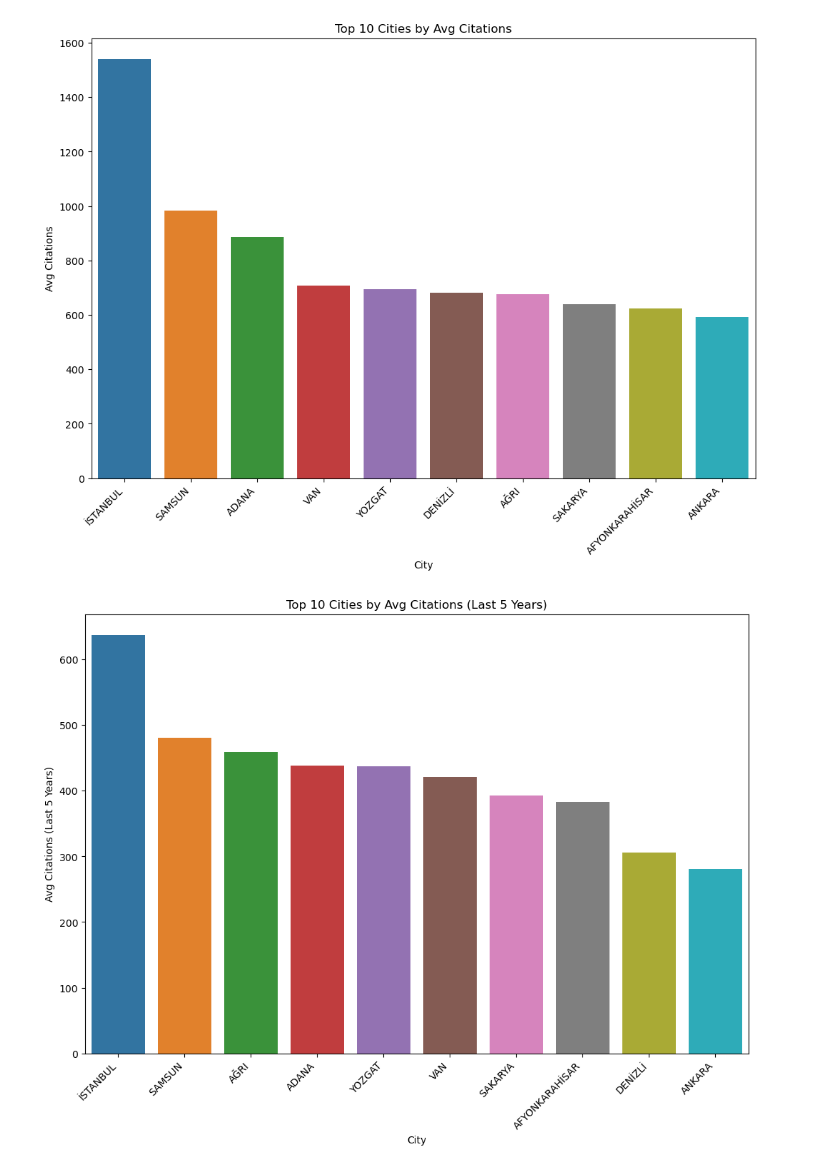
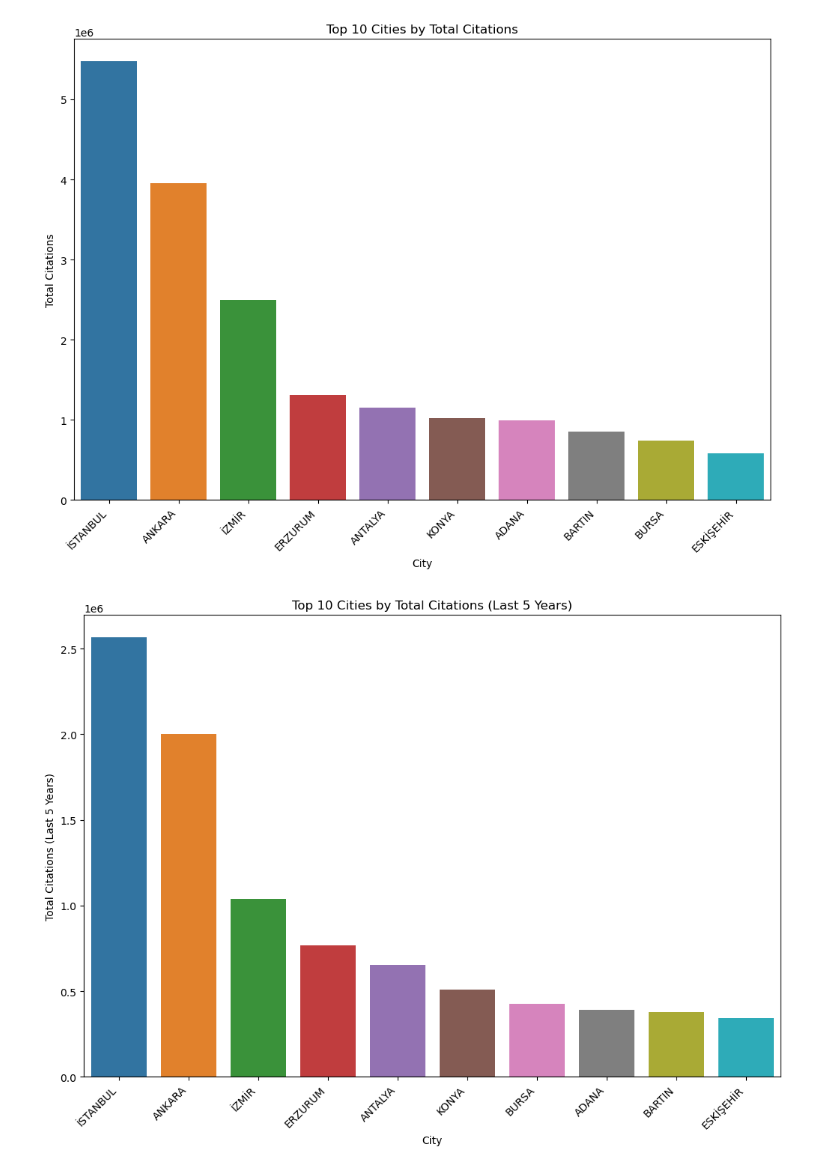
Before and after one commit to gamzeadbll/CS552, a Jupyter notebook: CS552 Project Analysis.ipynb, the cells around one changed output. Drawn from its saved outputs; the diff is of its cells as text; code cells hidden in the pictures.

Commit message:
final version with data analysis

```diff
--- a/CS552 Project Analysis.ipynb
+++ b/CS552 Project Analysis.ipynb
@@ -5,6 +6,7 @@ import seaborn as sns
 # %%
-file_path = '/Users/gamzeadibelli/OZU DS/CS552/All_Data.xlsx'
+file_path = '/Users/gamzeadibelli/OZU DS/CS552/CS552/All_Data_With_Gender.xlsx'
 df = pd.read_excel(file_path)
+df = df.drop_duplicates()
 
 df.head()
 # %% [output]
@@ -23,0 +19,3 @@ def extract_title(affiliation):
+# %%
+df = df.dropna(subset=["Type"])
+df = df[df['Type'].str.strip() != '']
@@ -96,29 +108,29 @@ for metric, title in zip(metrics, titles):
 # %%
 city_stats = data_cleaned.groupby('City').agg({
-    'Citations': 'mean',
-    'Citations (Last 5 Years)': 'mean',
+    'Citations': 'sum',
+    'Citations (Last 5 Years)': 'sum',
     'h-index': 'mean',
     'i10-index': 'mean',
-    'Number of Publications': 'mean'
+    'Number of Publications': 'sum'
 }).sort_values('Citations', ascending=False)
 
 top_cities = city_stats.head(10)
 
 metrics = ['Citations', 'Citations (Last 5 Years)', 'h-index', 'i10-index', 'Number of Publications']
-titles = ['Avg Citations', 'Avg Citations (Last 5 Years)', 'Average h-index', 'Average i10-index', 'Avg Publications']
+titles = ['Total Citations', 'Total Citations (Last 5 Years)', 'Average h-index', 'Average i10-index', 'Total Publications']
 
 
 for metric, title in zip(metrics, titles):
 
     sorted_data = top_cities.sort_values(by=metric, ascending=False)
 
     plt.figure(figsize=(12, 8))
     sns.barplot(x=sorted_data.index, y=sorted_data[metric])
     plt.title(f"Top 10 Cities by {title}")
     plt.xticks(rotation=45, ha='right')
     plt.ylabel(title)
     plt.xlabel("City")
     plt.show()
 # %% [output]
-[figure, old version]
+[figure, new version]
-[figure, old version]
+[figure, new version]
```
Also changed, not shown: parts of 28 cells of this notebook, 19 other files.
